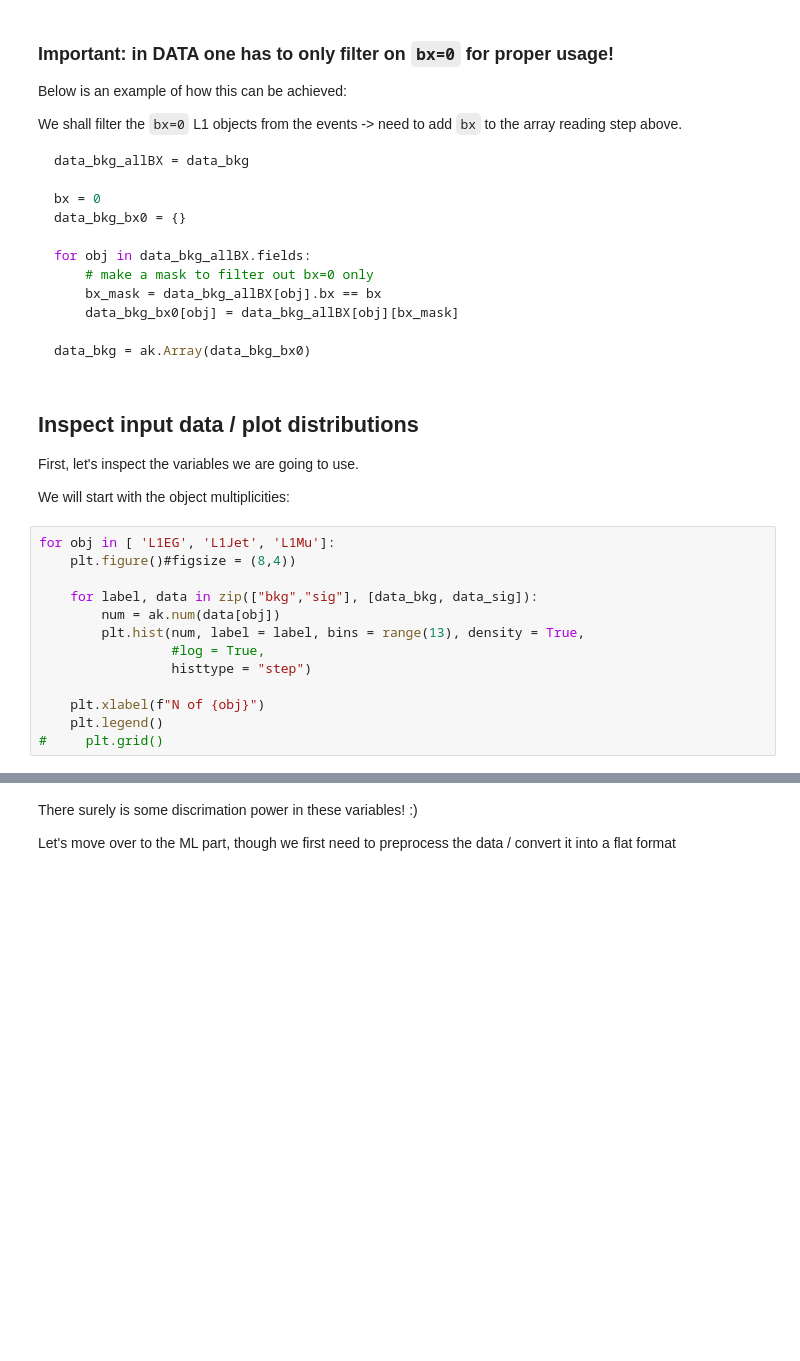
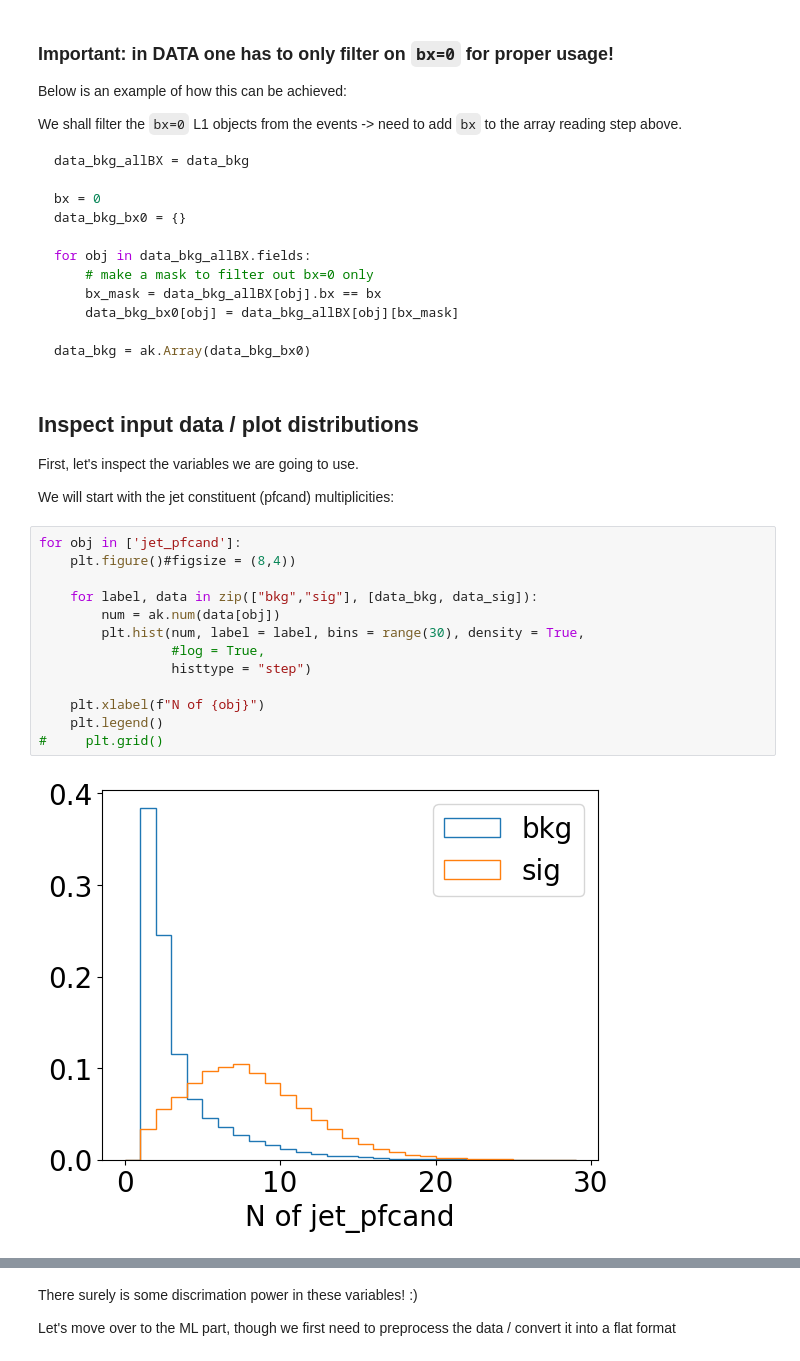
Before and after one commit to jet-tagging-ml-at-l1/cms_mlatl1t_tutorial, a Jupyter notebook: part1/part1_training_topo.ipynb, the cells around one changed output, grey strips where cells are left out. Drawn from its saved outputs; the diff is of its cells as text; blank space fills up the shorter version.

```diff
--- a/part1/part1_training_topo.ipynb
+++ b/part1/part1_training_topo.ipynb
@@ -118,18 +229,20 @@ data_bkg = ak.Array(data_bkg_bx0)
 
 First, let's inspect the variables we are going to use.
 
-We will start with the object multiplicities:
+We will start with the jet constituent (pfcand) multiplicities:
 # %%
-for obj in [ 'L1EG', 'L1Jet', 'L1Mu']:
+for obj in ['jet_pfcand']:
     plt.figure()#figsize = (8,4))
 
     for label, data in zip(["bkg","sig"], [data_bkg, data_sig]):
         num = ak.num(data[obj])
-        plt.hist(num, label = label, bins = range(13), density = True,
+        plt.hist(num, label = label, bins = range(30), density = True,
                  #log = True,
                  histtype = "step")
 
     plt.xlabel(f"N of {obj}")
     plt.legend()
 #     plt.grid()
+# %% [output]
+[figure, added]
 # %% [markdown]
```
Also changed, not shown: parts of 43 cells of this notebook.
